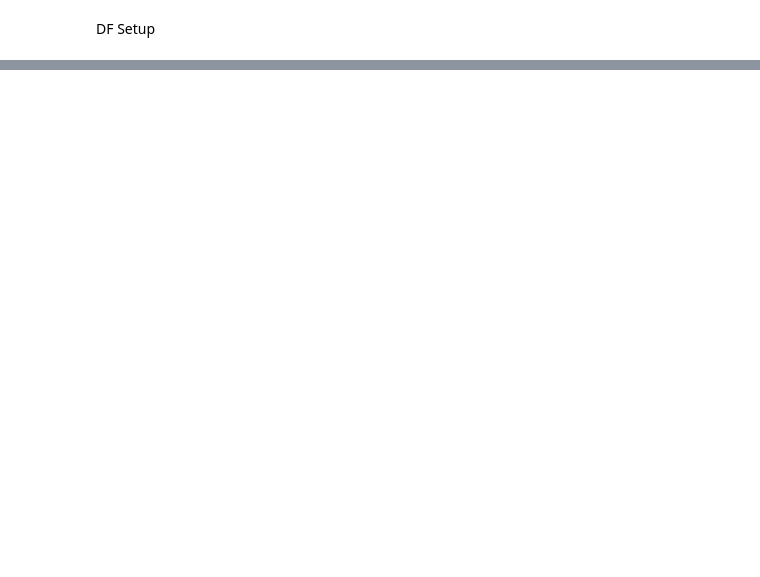
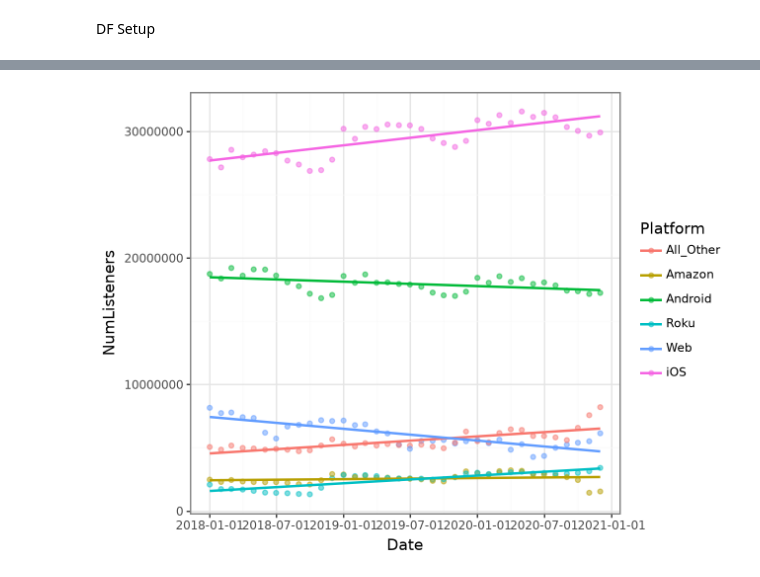
Before and after one commit to dancking/listener_retention_analysis, a Jupyter notebook: notebook.ipynb, the cells around one changed output, grey strips where cells are left out. Drawn from its saved outputs; the diff is of its cells as text; code cells hidden in the pictures; blank space fills up the shorter version.

```diff
--- a/notebook.ipynb
+++ b/notebook.ipynb
@@ -122,3 +238,13 @@ df_du_ds = (
+# %%
+(
+    ggplot(data=df_mu_cu, mapping=aes(x="Date", y="NumListeners", color="Platform"))
+    + geom_point(alpha=.5)
+    + geom_smooth(method="lm", se=False)
+    + theme_bw()
+    + theme_bw()
+)
+# %% [output]
+[figure, added]
 # %%
 (
     ggplot(
```
Also changed, not shown: parts of 19 cells of this notebook, 1 other file.
